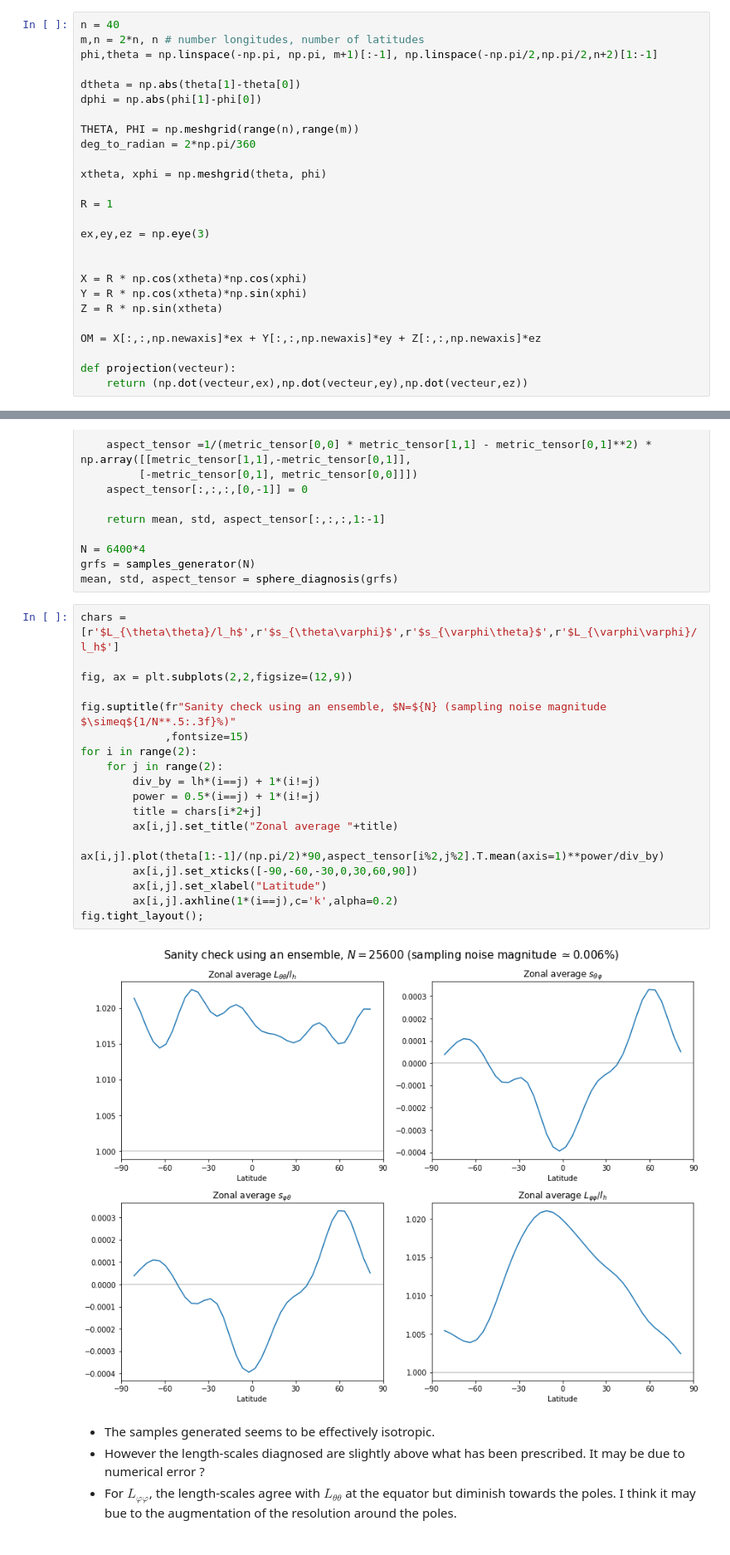
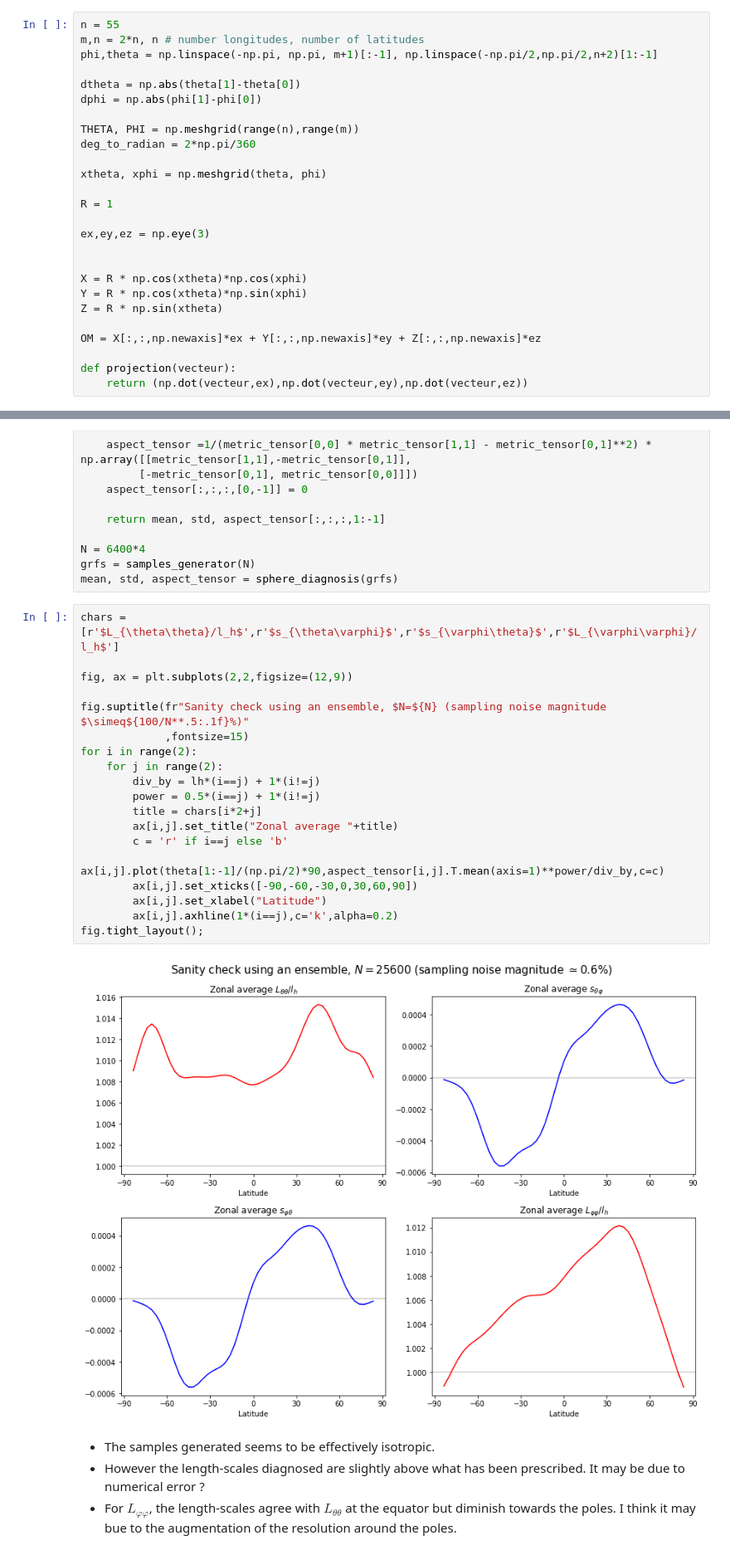
Before and after one commit to antoineperrot/spherical-advection, a Jupyter notebook: 5. Isotropic GRF on S² - using sqrt B.ipynb, the cells around one changed output, grey strips where cells are left out. Shown at 83% size. Cells and saved outputs as stored; diff of their text form.

```diff
--- a/5. Isotropic GRF on S² - using sqrt B.ipynb
+++ b/5. Isotropic GRF on S² - using sqrt B.ipynb
@@ -43,7 +43,7 @@ Requires the computation of $\mathbf{B}^{1/2}$ which becomes very costly when th
 # %% [markdown]
 ## 1. defining the lat/lon grid :
 # %%
-n = 40
+n = 55
 m,n = 2*n, n # number longitudes, number of latitudes
 phi,theta = np.linspace(-np.pi, np.pi, m+1)[:-1], np.linspace(-np.pi/2,np.pi/2,n+2)[1:-1]
 
@@ -138,23 +138,24 @@ mean, std, aspect_tensor = sphere_diagnosis(grfs)
 # %%
 chars = [r'$L_{\theta\theta}/l_h$',r'$s_{\theta\varphi}$',r'$s_{\varphi\theta}$',r'$L_{\varphi\varphi}/l_h$']
 
 fig, ax = plt.subplots(2,2,figsize=(12,9))
 
-fig.suptitle(fr"Sanity check using an ensemble, $N=${N} (sampling noise magnitude $\simeq${1/N**.5:.3f}%)"
+fig.suptitle(fr"Sanity check using an ensemble, $N=${N} (sampling noise magnitude $\simeq${100/N**.5:.1f}%)"
              ,fontsize=15)
 for i in range(2):
     for j in range(2):
         div_by = lh*(i==j) + 1*(i!=j)
         power = 0.5*(i==j) + 1*(i!=j)
         title = chars[i*2+j]
         ax[i,j].set_title("Zonal average "+title)
-        ax[i,j].plot(theta[1:-1]/(np.pi/2)*90,aspect_tensor[i%2,j%2].T.mean(axis=1)**power/div_by)
+        c = 'r' if i==j else 'b'
+        ax[i,j].plot(theta[1:-1]/(np.pi/2)*90,aspect_tensor[i,j].T.mean(axis=1)**power/div_by,c=c)
         ax[i,j].set_xticks([-90,-60,-30,0,30,60,90])
         ax[i,j].set_xlabel("Latitude")
         ax[i,j].axhline(1*(i==j),c='k',alpha=0.2)
 fig.tight_layout();
 # %% [output]
-[figure, old version]
+[figure, new version]
 # %% [markdown]
 - The samples generated seems to be effectively isotropic.
 - However the length-scales diagnosed are slightly above what has been prescribed. It may be due to numerical error ?
```
Also changed, not shown: parts of 4 cells of this notebook, 2 other files.
